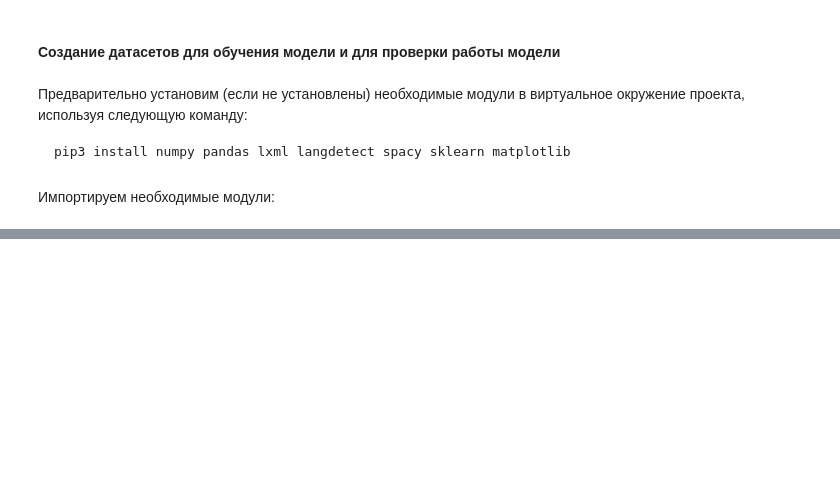
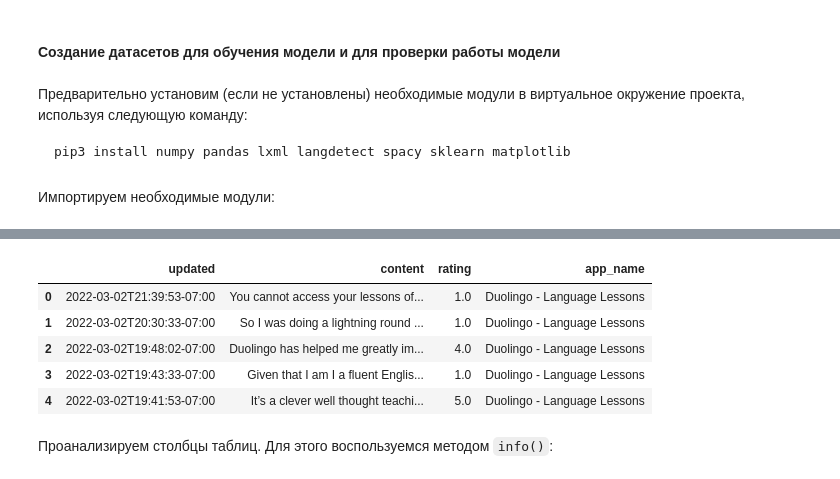
Before and after one commit to Alice15423/sentiment_analysis, a Jupyter notebook: reseach/sentiment_analysis.ipynb, the cells around one changed output, grey strips where cells are left out. Drawn from its saved outputs; the diff is of its cells as text; code cells hidden in the pictures; blank space fills up the shorter version.

```diff
--- a/reseach/sentiment_analysis.ipynb
+++ b/reseach/sentiment_analysis.ipynb
@@ -115,0 +177,12 @@ df.head()
+# %%
+df_check['content'] = df_check['content'].apply(get_content)
+df_check.head()
+# %% [output]
+|  | updated | content | rating | app_name |
+| 0 | 2022-03-02T21:39:53-07:00 | You cannot access your lessons of... | 1.0 | Duolingo - Language Lessons |
+| 1 | 2022-03-02T20:30:33-07:00 | So I was doing a lightning round ... | 1.0 | Duolingo - Language Lessons |
+| 2 | 2022-03-02T19:48:02-07:00 | Duolingo has helped me greatly im... | 4.0 | Duolingo - Language Lessons |
+| 3 | 2022-03-02T19:43:33-07:00 | Given that I am I a fluent Englis... | 1.0 | Duolingo - Language Lessons |
+| 4 | 2022-03-02T19:41:53-07:00 | It’s a clever well thought teachi... | 5.0 | Duolingo - Language Lessons |
+# %% [markdown]
+Проанализируем столбцы таблиц. Для этого воспользуемся методом `info()`:
```
Also changed, not shown: parts of 40 cells of this notebook, 2 other files.
